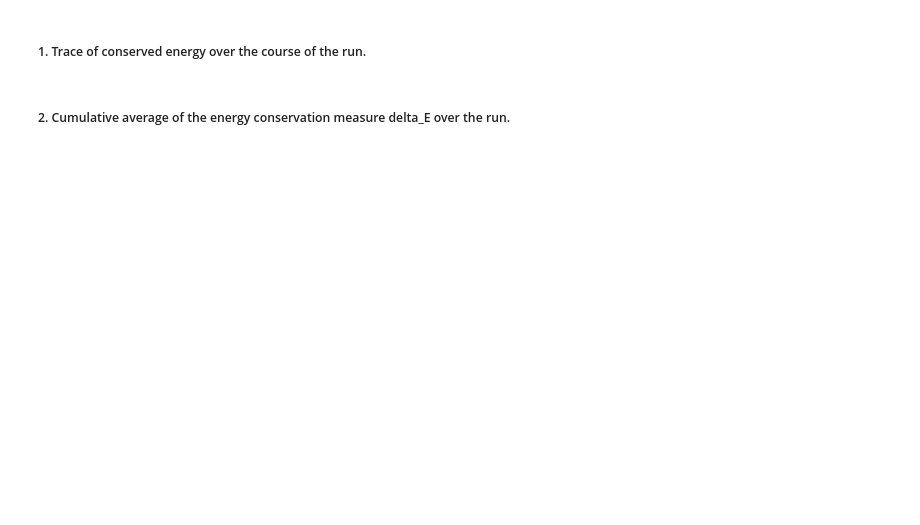
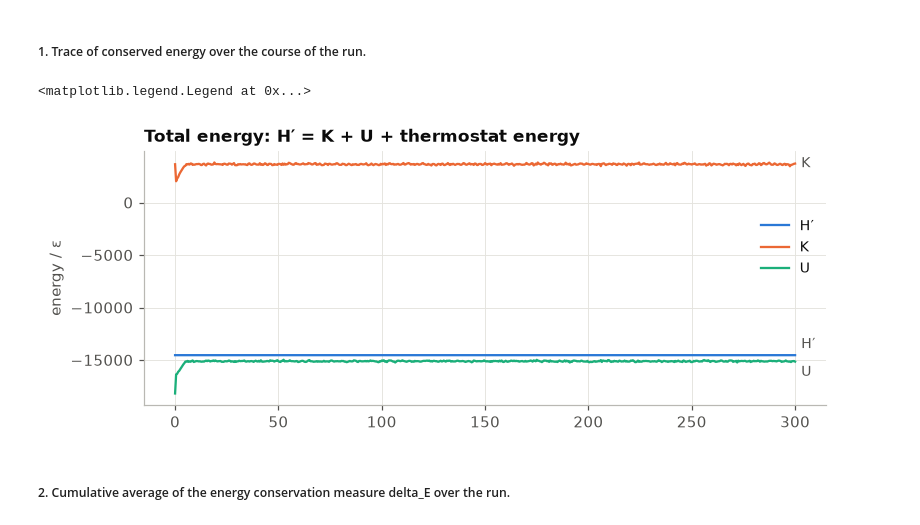
Before and after one commit to blam1o1/computational_excercise_lennard_jones_liquid, a Jupyter notebook: _2_write_up_and_analysis.ipynb, the cells around one changed output. Drawn from its saved outputs; the diff is of its cells as text; code cells hidden in the pictures; blank space fills up the shorter version.

```diff
--- a/_2_write_up_and_analysis.ipynb
+++ b/_2_write_up_and_analysis.ipynb
@@ -13,4 +105,21 @@ The entire source code can be found at this public github repo:
 # %% [markdown]
 ##### 1. Trace of conserved energy over the course of the run.
+# %%
+N = 2916
+scale, unit = N, "ε"
+fig, (a1) = plt.subplots(1, 1, figsize=(8, 3), sharex=True, gridspec_kw={"hspace": 0.3})
+series = [("H′", np.asarray(run["H"]) * scale, BLUE, 7),
+          ("K",  np.asarray(run["K"]) * scale, ORANGE, 0),
+          ("U",  np.asarray(run["U"]) * scale, AQUA, -7)]
+for name, y, c, dy in series:
+    a1.plot(run["time"], y, color=c, label=name)
+    a1.annotate(name, (run["time"][-1], y[-1]), xytext=(4, dy), textcoords="offset points",
+                va="center", color=INK2, fontsize=9)
+a1.set_title("Total energy: H′ = K + U + thermostat energy")
+a1.set_ylabel(f"energy / {unit}")
+a1.legend(loc="center right", bbox_to_anchor=(1.0, 0.62))
+# %% [output]
+<matplotlib.legend.Legend at 0x...>
+[figure, added]
 # %% [markdown]
 ##### 2. Cumulative average of the energy conservation measure delta_E over the run.
```
Also changed, not shown: parts of 13 cells of this notebook, 15 other files.
